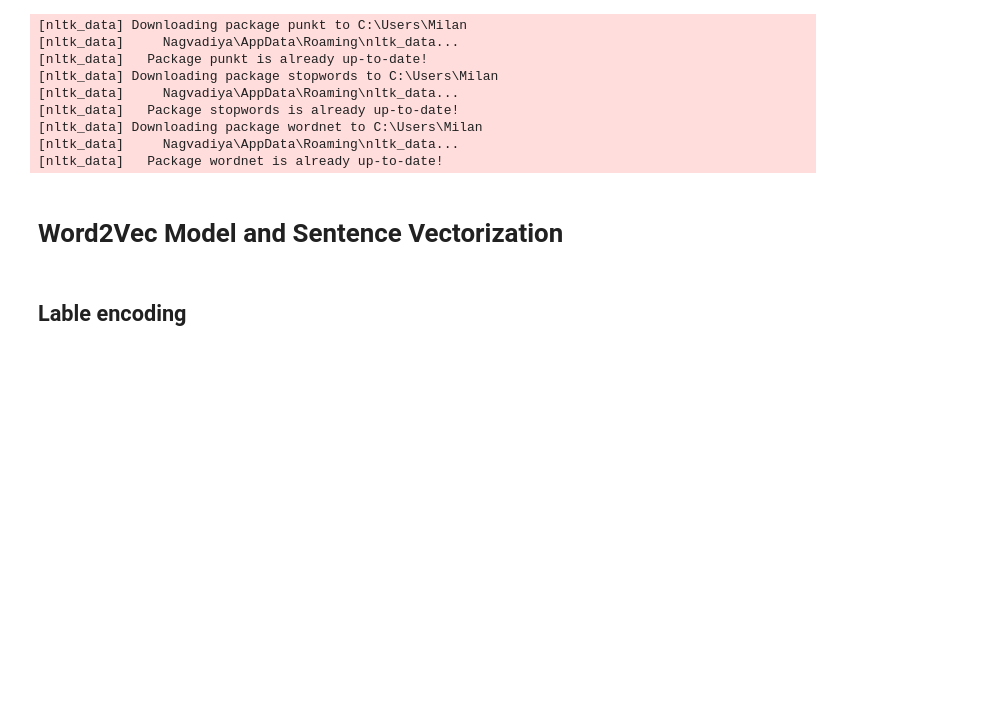
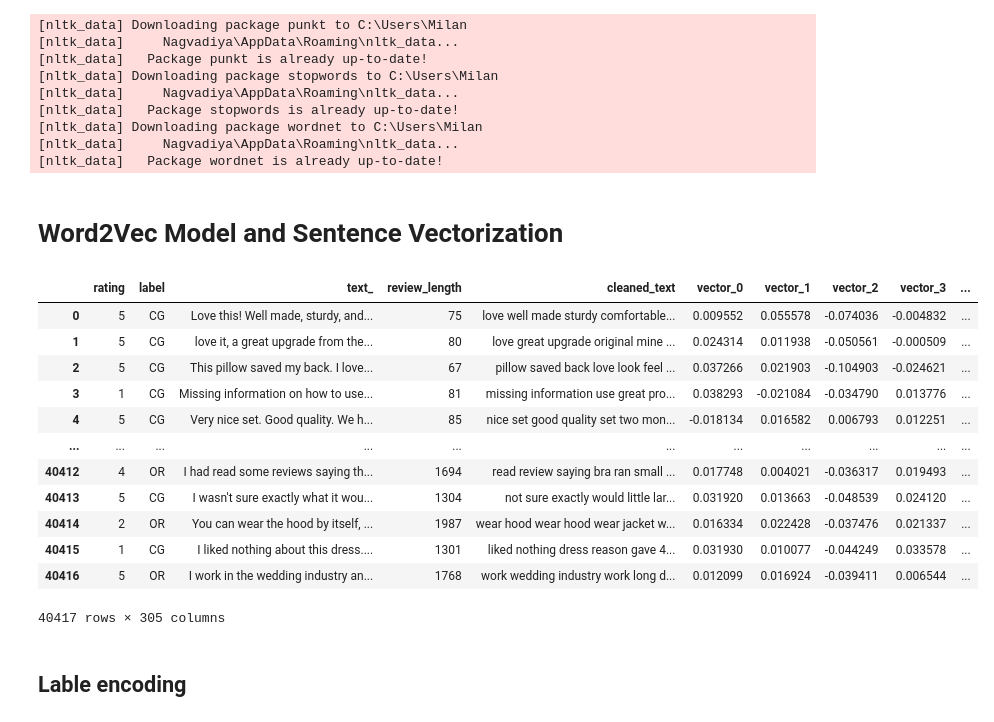
Before and after one commit to mpn311/Project_WoC_7.0_Fake_Review_Detection, a Jupyter notebook: checkpoint 1.ipynb, the cells around one changed output. Cells and saved outputs as stored; diff of their text form; code cells hidden in the pictures; blank space fills up the shorter version.

```diff
--- a/checkpoint 1.ipynb
+++ b/checkpoint 1.ipynb
@@ -227,3 +214,37 @@ df['x'] = list(vectorized_data.toarray())
+# %%
+tl_reviews = df['cleaned_text'].tolist()
+word2vec_model = Word2Vec(sentences=tl_reviews, vector_size=300, window=5, min_count=1, workers=4)
+
+
+def get_sentence_vector(sentence, model):
+    word_vectors = [model.wv[word] for word in sentence if word in model.wv]
+
+    if len(word_vectors) == 0:
+        return np.zeros(model.vector_size)
+
+    return np.mean(word_vectors, axis=0)
+
+sentence_vectors = np.array([get_sentence_vector(review, word2vec_model) for review in tl_reviews])
+
+vector_columns = [f'vector_{i}' for i in range(300)]
+vector_df = pd.DataFrame(sentence_vectors, columns=vector_columns)
+
+df = pd.concat([df.reset_index(drop=True), vector_df], axis=1)
+df
+# %% [output]
+|  | rating | label | text_ | review_length | cleaned_text | vector_0 | vector_1 | vector_2 | vector_3 | ... |
+| 0 | 5 | CG | Love this! Well made, sturdy, and... | 75 | love well made sturdy comfortable... | 0.009552 | 0.055578 | -0.074036 | -0.004832 | ... |
+| 1 | 5 | CG | love it, a great upgrade from the... | 80 | love great upgrade original mine ... | 0.024314 | 0.011938 | -0.050561 | -0.000509 | ... |
+| 2 | 5 | CG | This pillow saved my back. I love... | 67 | pillow saved back love look feel ... | 0.037266 | 0.021903 | -0.104903 | -0.024621 | ... |
+| 3 | 1 | CG | Missing information on how to use... | 81 | missing information use great pro... | 0.038293 | -0.021084 | -0.034790 | 0.013776 | ... |
+| 4 | 5 | CG | Very nice set. Good quality. We h... | 85 | nice set good quality set two mon... | -0.018134 | 0.016582 | 0.006793 | 0.012251 | ... |
+| ... | ... | ... | ... | ... | ... | ... | ... | ... | ... | ... |
+| 40412 | 4 | OR | I had read some reviews saying th... | 1694 | read review saying bra ran small ... | 0.017748 | 0.004021 | -0.036317 | 0.019493 | ... |
+| 40413 | 5 | CG | I wasn't sure exactly what it wou... | 1304 | not sure exactly would little lar... | 0.031920 | 0.013663 | -0.048539 | 0.024120 | ... |
+| 40414 | 2 | OR | You can wear the hood by itself, ... | 1987 | wear hood wear hood wear jacket w... | 0.016334 | 0.022428 | -0.037476 | 0.021337 | ... |
+| 40415 | 1 | CG | I liked nothing about this dress.... | 1301 | liked nothing dress reason gave 4... | 0.031930 | 0.010077 | -0.044249 | 0.033578 | ... |
+| 40416 | 5 | OR | I work in the wedding industry an... | 1768 | work wedding industry work long d... | 0.012099 | 0.016924 | -0.039411 | 0.006544 | ... |
+40417 rows × 305 columns
 # %% [markdown]
 ## Lable encoding
 # %%
```
Also changed, not shown: parts of 4 cells of this notebook, 1 other file.
